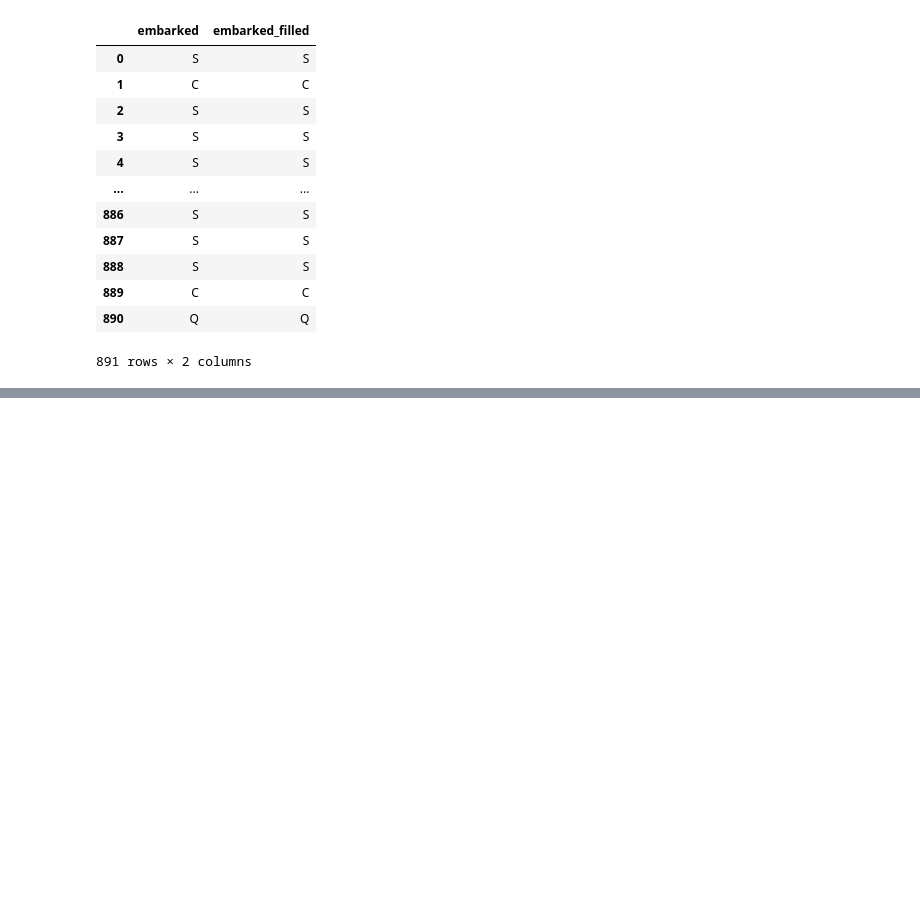
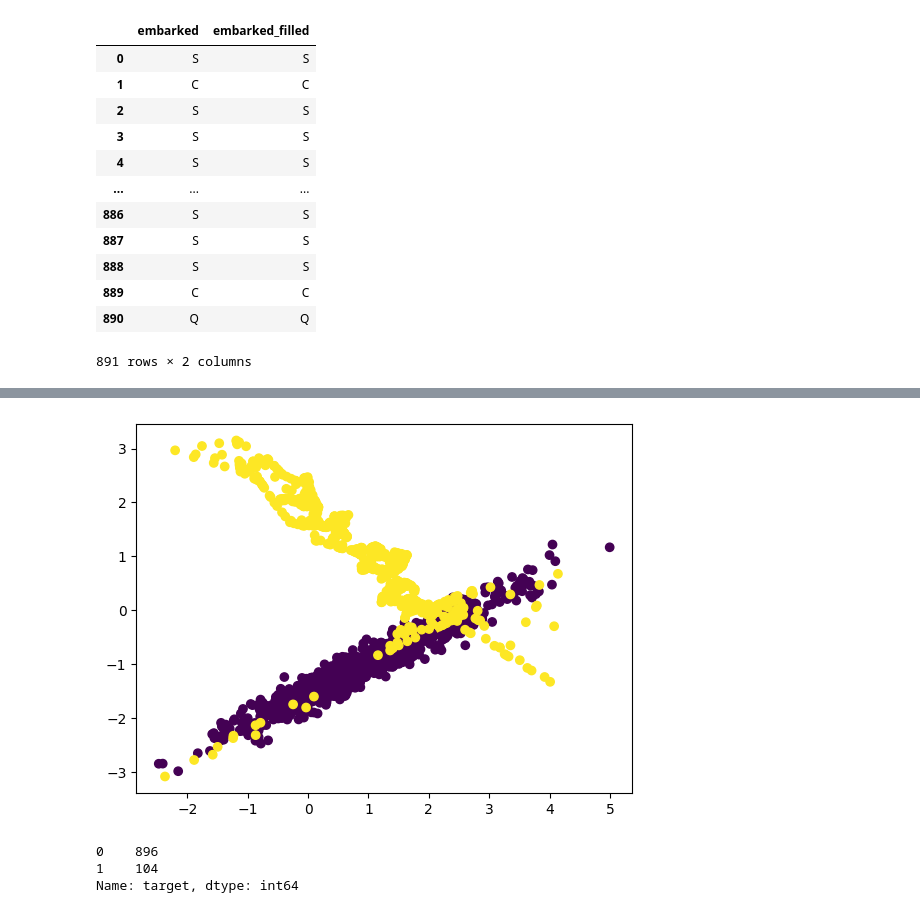
Before and after one commit to shivam-paul-19/data-science, a Jupyter notebook: feature eng/main.ipynb, the cells around one changed output, grey strips where cells are left out. Saved outputs shown, nothing was run; the diff lists cells and outputs as text; code cells hidden in the pictures; blank space fills up the shorter version.

```diff
--- a/feature eng/main.ipynb
+++ b/feature eng/main.ipynb
@@ -175,0 +346,15 @@ dt[['embarked', 'embarked_filled']]
+# %%
+df_X = pd.DataFrame(X, columns=['feature_1', 'feature_2'])
+df_y = pd.DataFrame(y, columns=['target'])
+df = pd.concat([df_X, df_y], axis=1)
+
+plt.scatter(df['feature_1'], df['feature_2'], c=df['target'])
+plt.show()
+# %% [output]
+[figure, added]
+# %%
+df['target'].value_counts()
+# %% [output]
+0    896
+1    104
+Name: target, dtype: int64
```
Also changed, not shown: parts of 20 cells of this notebook.
